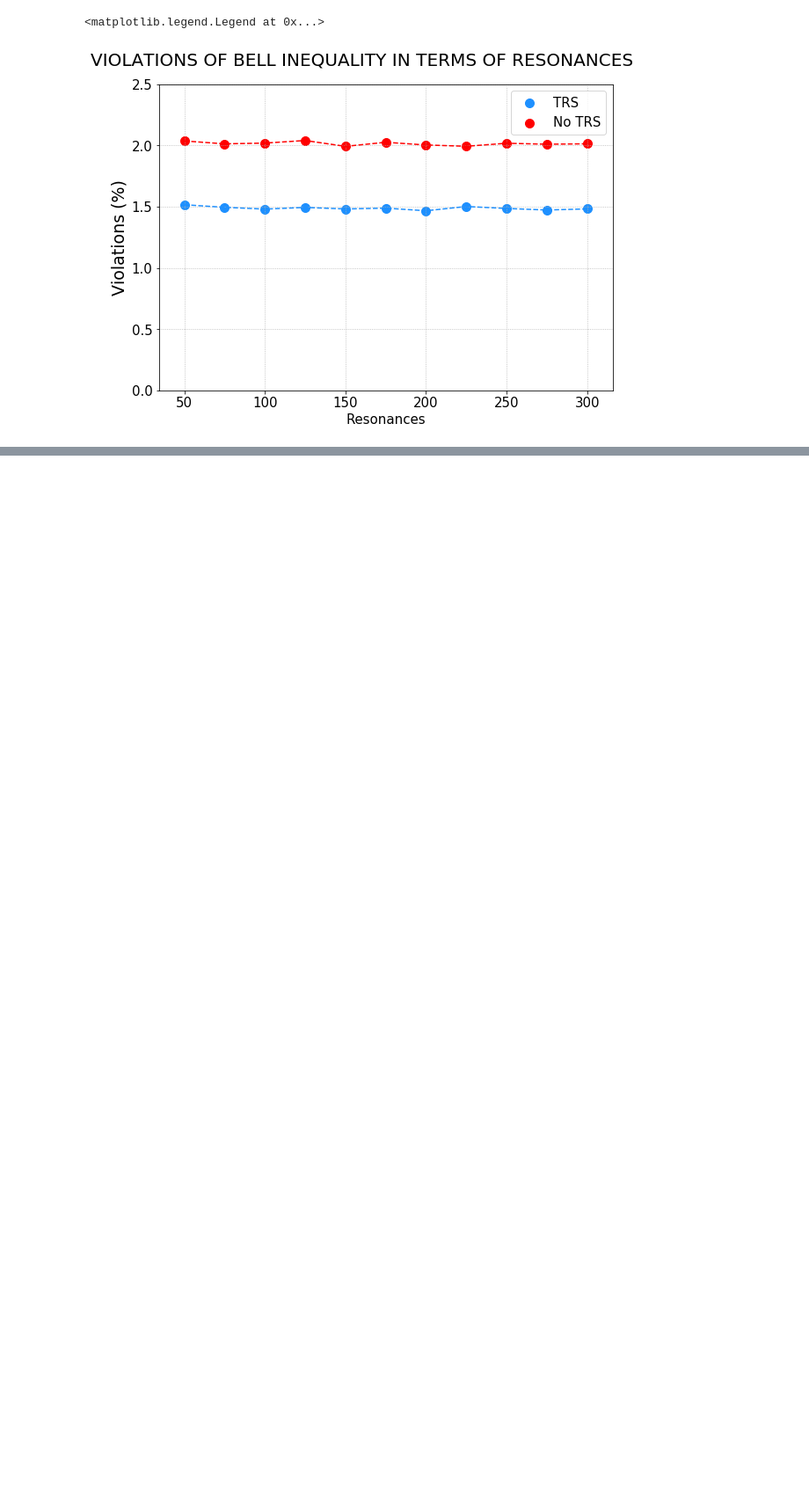
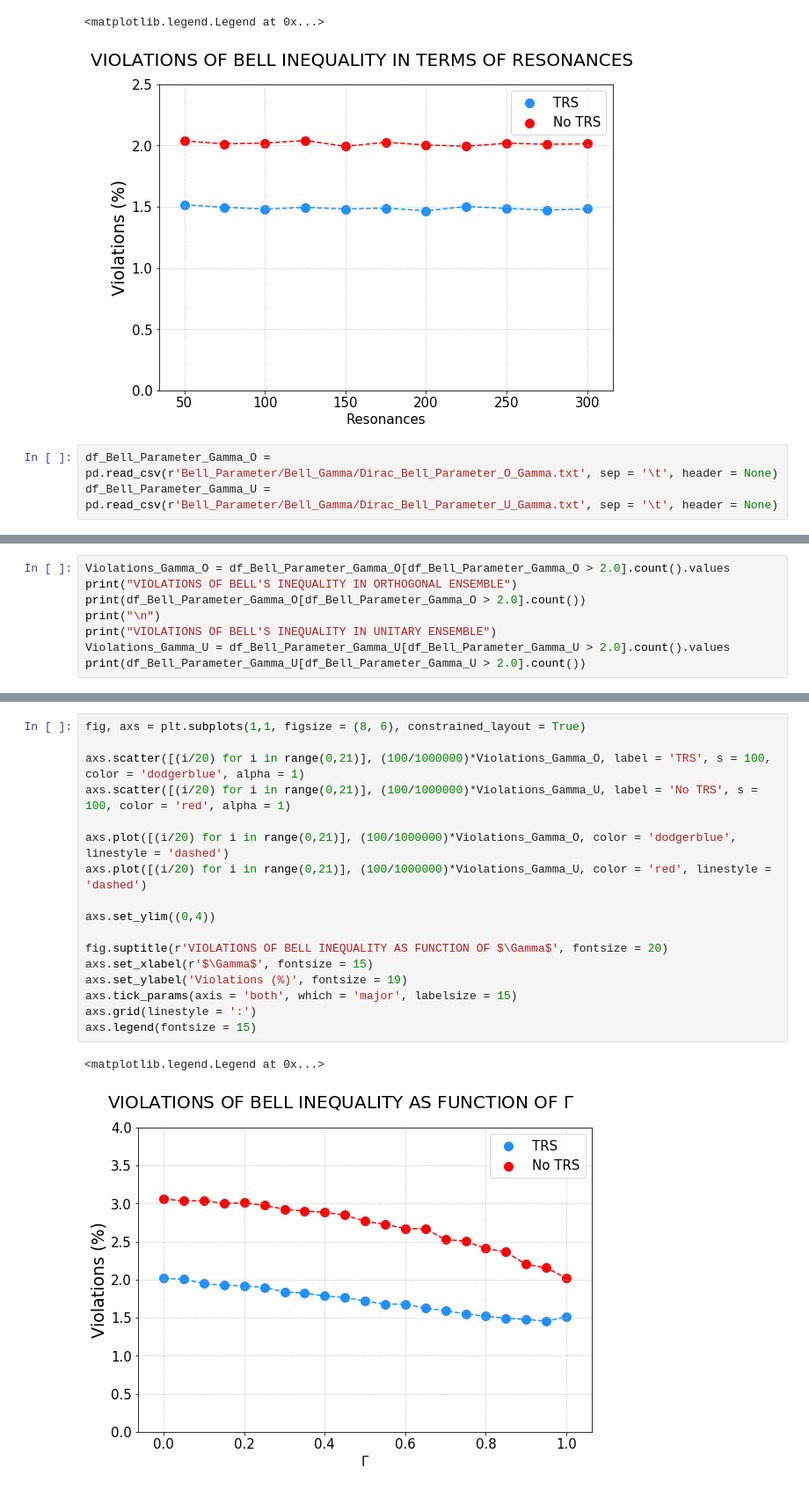
Before and after one commit to Rafffaelb/Dirac_Billiard, a Jupyter notebook: Chiral/Data_Analysis/Dirac_Bell_Parameter.ipynb, the cells around one changed output, grey strips where cells are left out. Shown: that part at 88% size. Cells and saved outputs as stored; diff of their text form; blank space fills up the shorter version.

Commit message:
Implementing Simulation of Bell Parameter in terms of the value of Gamma

```diff
--- a/Chiral/Data_Analysis/Dirac_Bell_Parameter.ipynb
+++ b/Chiral/Data_Analysis/Dirac_Bell_Parameter.ipynb
@@ -134,3 +134,6 @@ axs.legend(fontsize = 15)
 # %% [output]
 <matplotlib.legend.Legend at 0x...>
 [figure]
+# %%
+df_Bell_Parameter_Gamma_O = pd.read_csv(r'Bell_Parameter/Bell_Gamma/Dirac_Bell_Parameter_O_Gamma.txt', sep = '\t', header = None)
+df_Bell_Parameter_Gamma_U = pd.read_csv(r'Bell_Parameter/Bell_Gamma/Dirac_Bell_Parameter_U_Gamma.txt', sep = '\t', header = None)
@@ -136,0 +196,8 @@ axs.legend(fontsize = 15)
+# %%
+Violations_Gamma_O = df_Bell_Parameter_Gamma_O[df_Bell_Parameter_Gamma_O > 2.0].count().values
+print("VIOLATIONS OF BELL'S INEQUALITY IN ORTHOGONAL ENSEMBLE")
+print(df_Bell_Parameter_Gamma_O[df_Bell_Parameter_Gamma_O > 2.0].count())
+print("\n")
+print("VIOLATIONS OF BELL'S INEQUALITY IN UNITARY ENSEMBLE")
+Violations_Gamma_U = df_Bell_Parameter_Gamma_U[df_Bell_Parameter_Gamma_U > 2.0].count().values
+print(df_Bell_Parameter_Gamma_U[df_Bell_Parameter_Gamma_U > 2.0].count())
@@ -136,0 +222,20 @@ axs.legend(fontsize = 15)
+# %%
+fig, axs = plt.subplots(1,1, figsize = (8, 6), constrained_layout = True)
+
+axs.scatter([(i/20) for i in range(0,21)], (100/1000000)*Violations_Gamma_O, label = 'TRS', s = 100, color = 'dodgerblue', alpha = 1)
+axs.scatter([(i/20) for i in range(0,21)], (100/1000000)*Violations_Gamma_U, label = 'No TRS', s = 100, color = 'red', alpha = 1)
+
+axs.plot([(i/20) for i in range(0,21)], (100/1000000)*Violations_Gamma_O, color = 'dodgerblue', linestyle = 'dashed')
+axs.plot([(i/20) for i in range(0,21)], (100/1000000)*Violations_Gamma_U, color = 'red', linestyle = 'dashed')
+
+axs.set_ylim((0,4))
+
+fig.suptitle(r'VIOLATIONS OF BELL INEQUALITY AS FUNCTION OF $\Gamma$', fontsize = 20)
+axs.set_xlabel(r'$\Gamma$', fontsize = 15)
+axs.set_ylabel('Violations (%)', fontsize = 19)
+axs.tick_params(axis = 'both', which = 'major', labelsize = 15)
+axs.grid(linestyle = ':')
+axs.legend(fontsize = 15)
+# %% [output]
+<matplotlib.legend.Legend at 0x...>
+[figure, added]
```
Also changed, not shown: parts of 9 cells of this notebook, 14 other files.
